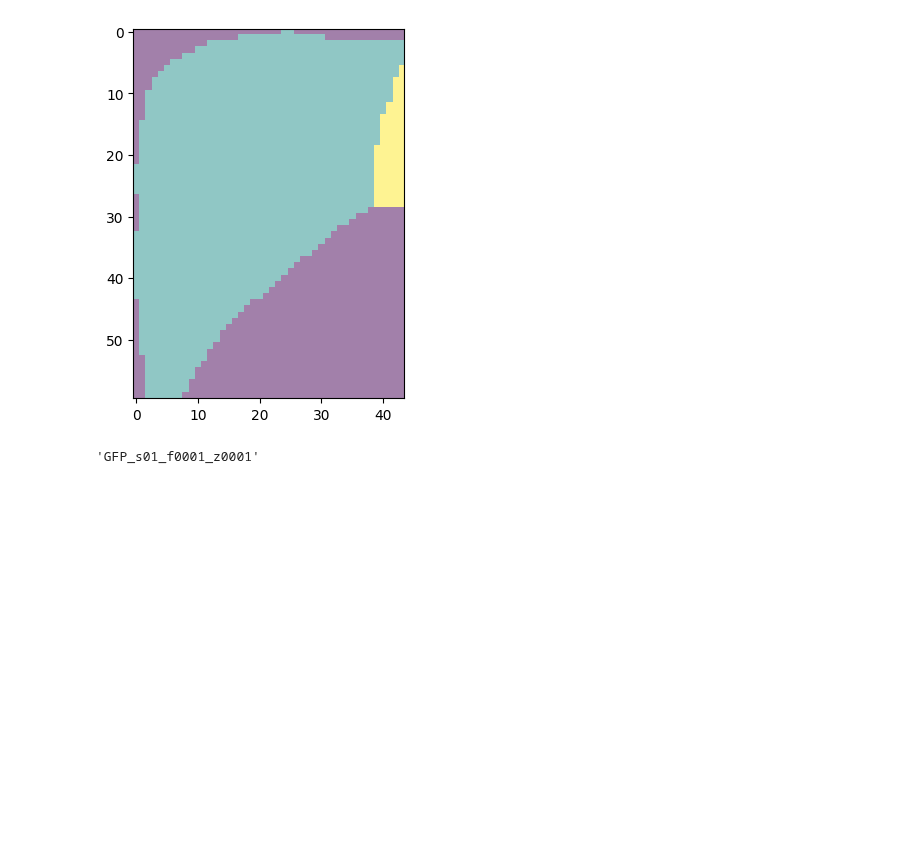
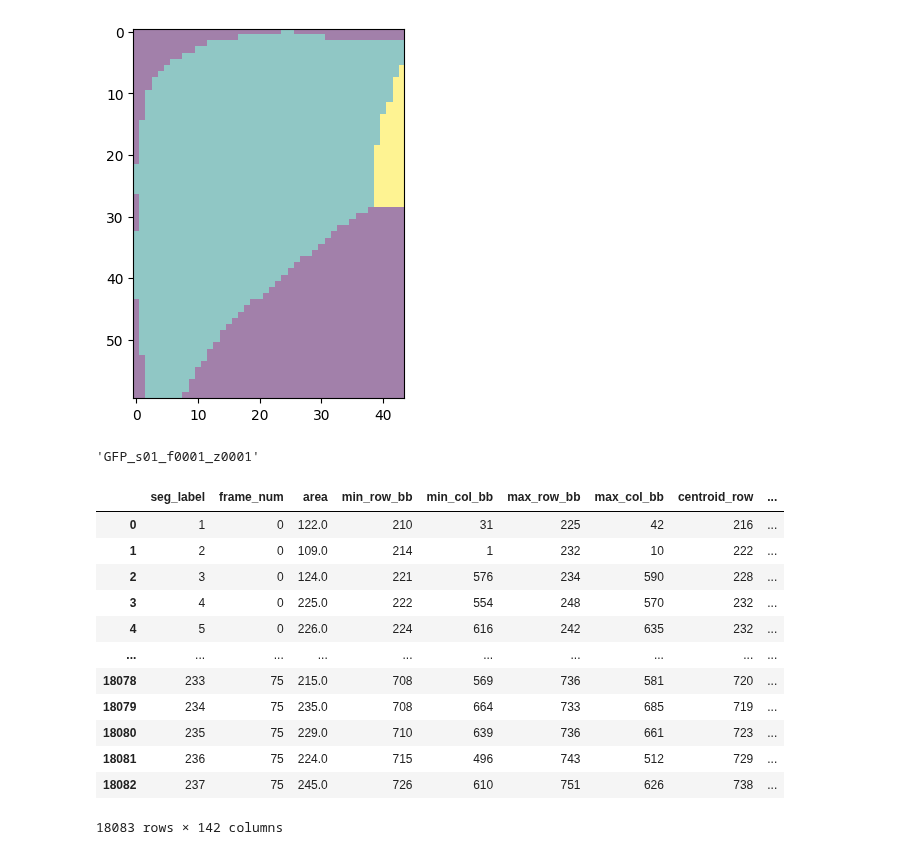
Before and after one commit to BennyGinger/ImageAnalysis_pipeline, a Jupyter notebook: play.ipynb, the cells around one changed output. Drawn from its saved outputs; the diff is of its cells as text; code cells hidden in the pictures; blank space fills up the shorter version.

```diff
--- a/play.ipynb
+++ b/play.ipynb
@@ -963,3 +963,26 @@ path = '/home/Test_images/dia_fish/newtest/c1172-GCaMP-15%_Hypo-1-MaxIP_s1/Image
 Path(path).stem
 # %% [output]
 'GFP_s01_f0001_z0001'
+# %%
+import pandas as pd
+from pathlib import Path
+
+path = "/home/Test_images/dia_fish/newtest/c1172-GCaMP-15%_Hypo-1-MaxIP_s1/gnn_files/csv"
+dfs = [pd.read_csv(file) for file in sorted(Path(path).rglob('*.csv'))]
+
+df = pd.concat(dfs, ignore_index=True)
+df
+# %% [output]
+|  | seg_label | frame_num | area | min_row_bb | min_col_bb | max_row_bb | max_col_bb | centroid_row | ... |
+| 0 | 1 | 0 | 122.0 | 210 | 31 | 225 | 42 | 216 | ... |
+| 1 | 2 | 0 | 109.0 | 214 | 1 | 232 | 10 | 222 | ... |
+| 2 | 3 | 0 | 124.0 | 221 | 576 | 234 | 590 | 228 | ... |
+| 3 | 4 | 0 | 225.0 | 222 | 554 | 248 | 570 | 232 | ... |
+| 4 | 5 | 0 | 226.0 | 224 | 616 | 242 | 635 | 232 | ... |
+| ... | ... | ... | ... | ... | ... | ... | ... | ... | ... |
+| 18078 | 233 | 75 | 215.0 | 708 | 569 | 736 | 581 | 720 | ... |
+| 18079 | 234 | 75 | 235.0 | 708 | 664 | 733 | 685 | 719 | ... |
+| 18080 | 235 | 75 | 229.0 | 710 | 639 | 736 | 661 | 723 | ... |
+| 18081 | 236 | 75 | 224.0 | 715 | 496 | 743 | 512 | 729 | ... |
+| 18082 | 237 | 75 | 245.0 | 726 | 610 | 751 | 626 | 738 | ... |
+18083 rows × 142 columns
```
Also changed, not shown: parts of 1 cell of this notebook, 2 other files.
